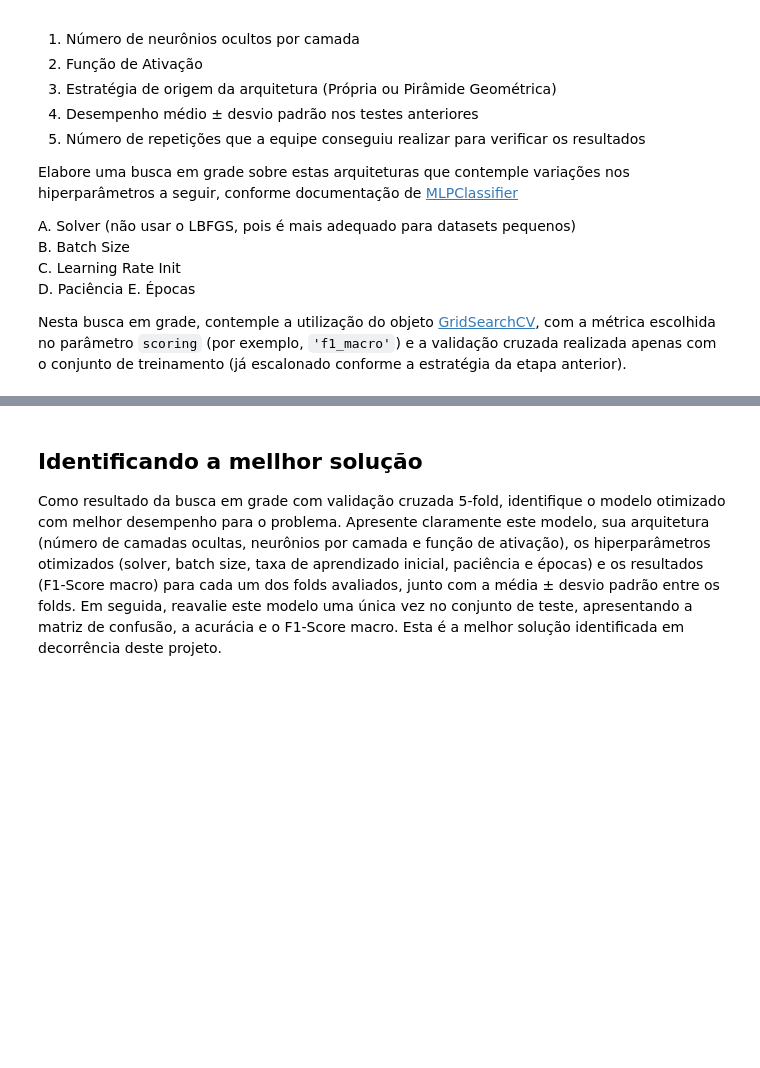
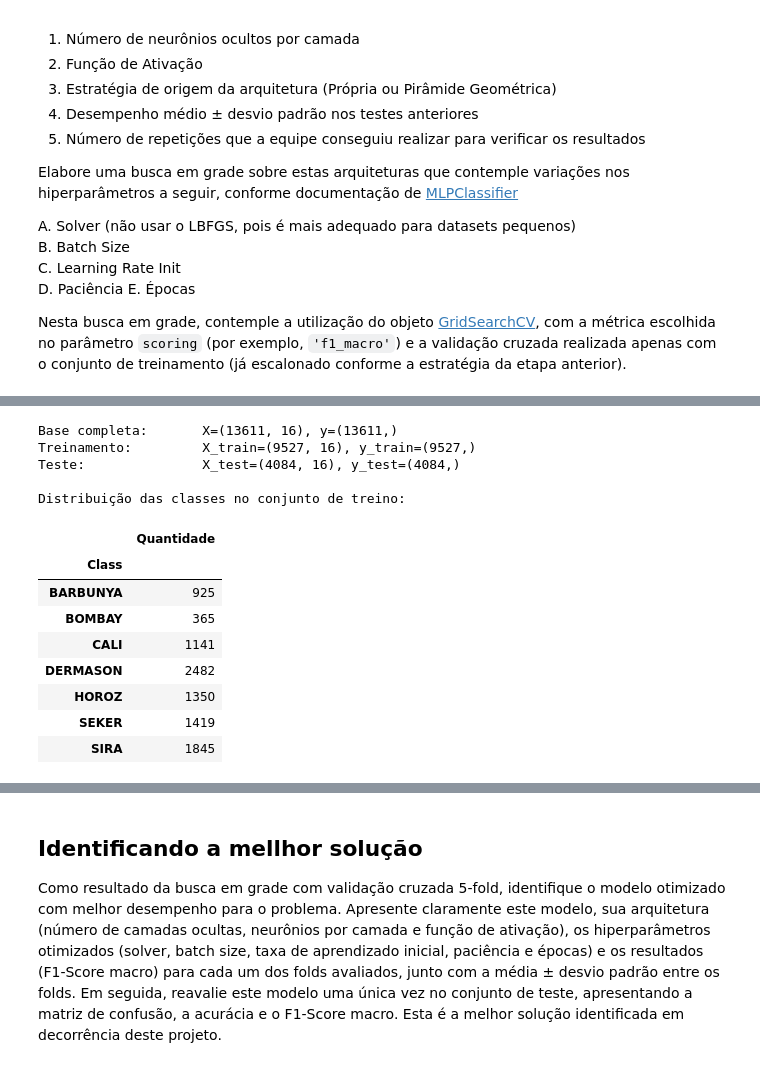
Before and after one commit to arthur-rezende/rna-2026-pp2-2, a Jupyter notebook: notebook/PP2.2.3.ipynb, the cells around one changed output, grey strips where cells are left out. Saved outputs shown, nothing was run; the diff lists cells and outputs as text; code cells hidden in the pictures; blank space fills up the shorter version.

```diff
--- a/notebook/PP2.2.3.ipynb
+++ b/notebook/PP2.2.3.ipynb
@@ -77,26 +79,38 @@ Considerando a métrica de desempenho F1-Score (com média macro, dado que o pro
 # %%
-# 1. Carregando a base de dados Dry Bean Dataset (UCI ID = 602)
+# Carregando a base Dry Bean Dataset (UCI ID = 602)
 dry_bean = fetch_ucirepo(id=602)
 
-X = dry_bean.data.features
-y = dry_bean.data.targets["Class"]
+X = dry_bean.data.features.copy()
+y = dry_bean.data.targets["Class"].copy()
 
-# 2. Partição Holdout 70/30 estratificada (mantendo random_state=42 da etapa anterior)
+# Holdout estratificado: 70% para desenvolvimento e 30% para teste final
 X_train, X_test, y_train, y_test = train_test_split(
     X, y,
     test_size=0.30,
     stratify=y,
     random_state=42
 )
 
-# 3. Escalonamento dos atributos ajustado APENAS no conjunto de treinamento
-scaler = StandardScaler()
-X_train_scaled = scaler.fit_transform(X_train)
-X_test_scaled = scaler.transform(X_test)
-
-print(f"Total da base:     X = {X.shape} | y = {y.shape}")
-print(f"Conjunto de Treino: X_train_scaled = {X_train_scaled.shape} | y_train = {y_train.shape}")
-print(f"Conjunto de Teste:  X_test_scaled  = {X_test_scaled.shape}  | y_test  = {y_test.shape}")
+print(f"Base completa:       X={X.shape}, y={y.shape}")
+print(f"Treinamento:         X_train={X_train.shape}, y_train={y_train.shape}")
+print(f"Teste:               X_test={X_test.shape}, y_test={y_test.shape}")
+print("\nDistribuição das classes no conjunto de treino:")
+display(y_train.value_counts().sort_index().to_frame("Quantidade"))
+# %% [output]
+Base completa:       X=(13611, 16), y=(13611,)
+Treinamento:         X_train=(9527, 16), y_train=(9527,)
+Teste:               X_test=(4084, 16), y_test=(4084,)
+
+Distribuição das classes no conjunto de treino:
+|  | Quantidade |
+| Class |  |
+| BARBUNYA | 925 |
+| BOMBAY | 365 |
+| CALI | 1141 |
+| DERMASON | 2482 |
+| HOROZ | 1350 |
+| SEKER | 1419 |
+| SIRA | 1845 |
 # %%
 # Top-6 arquiteturas distintas selecionadas da PP2.2.2 (3 da Estratégia Própria + 3 da Pirâmide Geométrica)
 top6_arquiteturas = [
```
Also changed, not shown: parts of 12 cells of this notebook, 2 other files.
